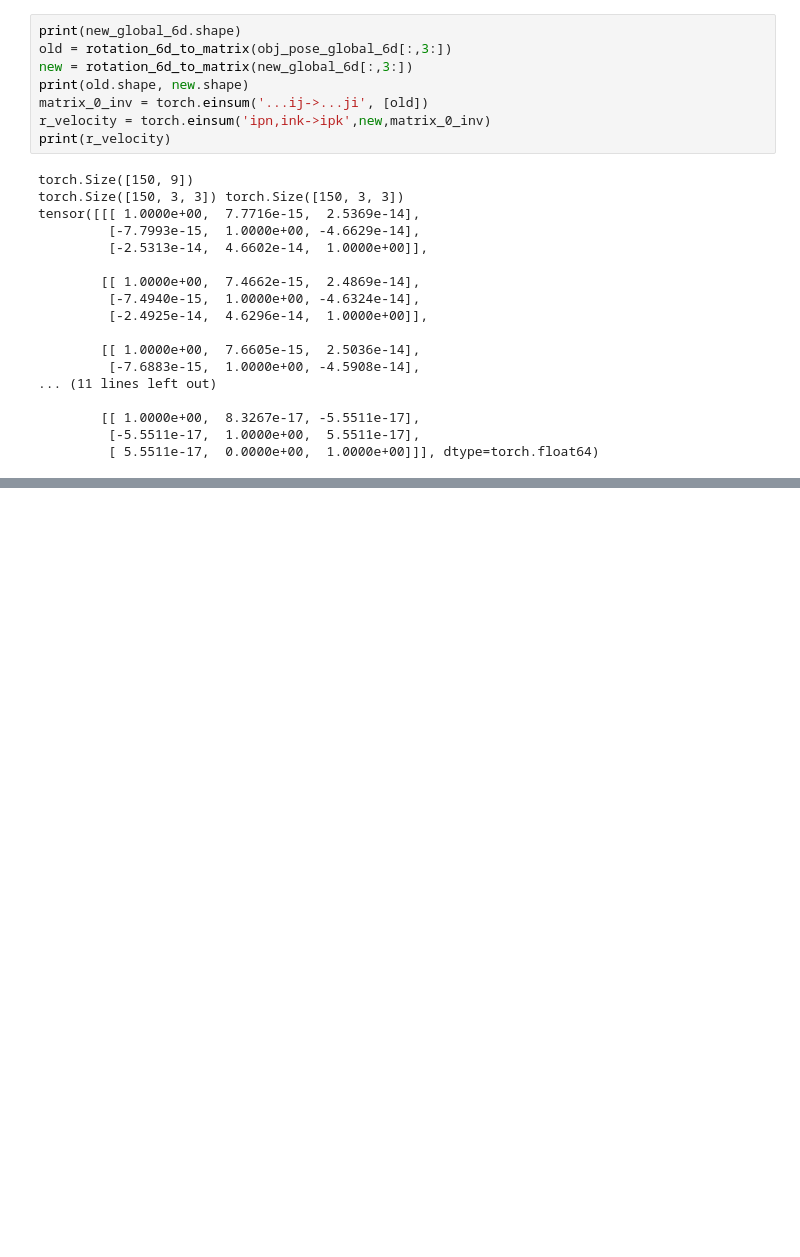
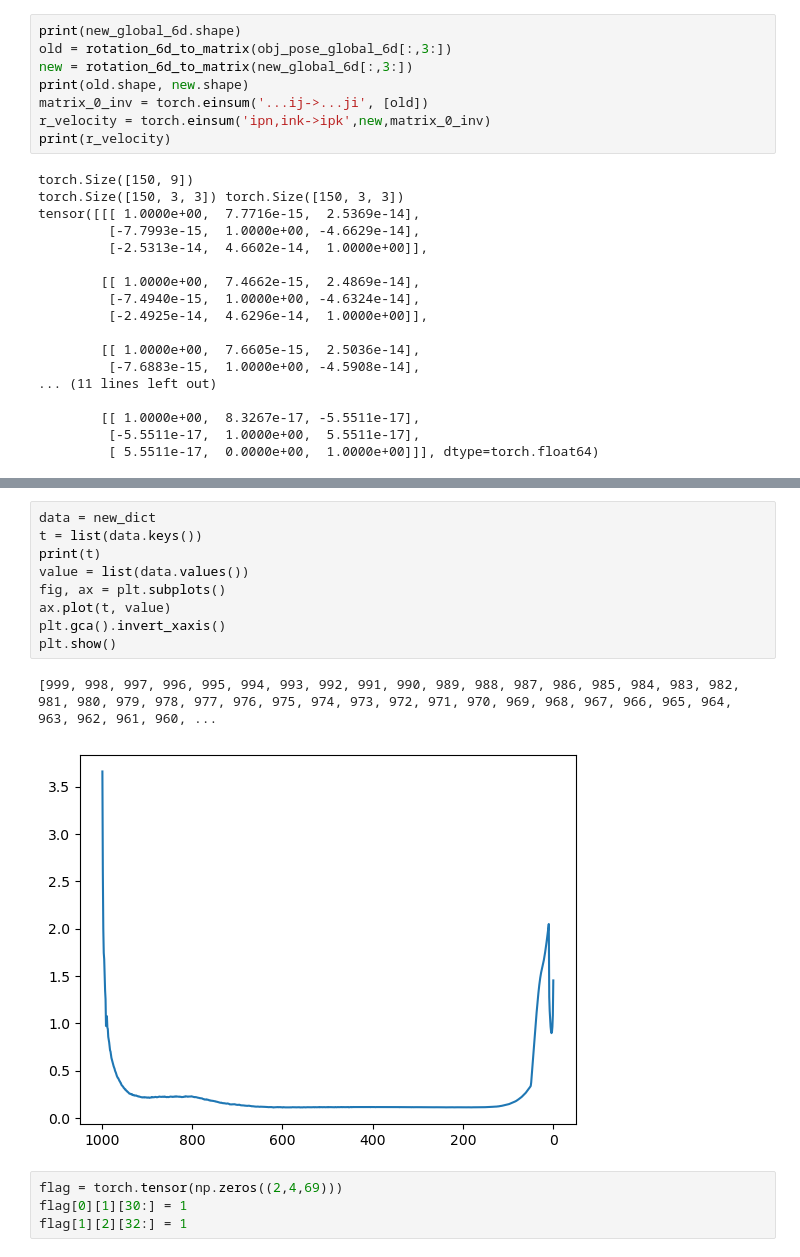
Before and after one commit to takiee/OmniControl, a Jupyter notebook: process.ipynb, the cells around one changed output, grey strips where cells are left out. Drawn from its saved outputs; the diff is of its cells as text; blank space fills up the shorter version.

```diff
--- a/process.ipynb
+++ b/process.ipynb
@@ -1269,0 +1665,16 @@ tensor([[[ 1.0000e+00,  7.7716e-15,  2.5369e-14],
+# %%
+data = new_dict
+t = list(data.keys())
+print(t)
+value = list(data.values())
+fig, ax = plt.subplots()
+ax.plot(t, value)
+plt.gca().invert_xaxis()
+plt.show()
+# %% [output]
+[999, 998, 997, 996, 995, 994, 993, 992, 991, 990, 989, 988, 987, 986, 985, 984, 983, 982, 981, 980, 979, 978, 977, 976, 975, 974, 973, 972, 971, 970, 969, 968, 967, 966, 965, 964, 963, 962, 961, 960, ...
+[figure, added]
+# %%
+flag = torch.tensor(np.zeros((2,4,69)))
+flag[0][1][30:] = 1
+flag[1][2][32:] = 1
```
Also changed, not shown: parts of 43 cells of this notebook, 28 other files.
